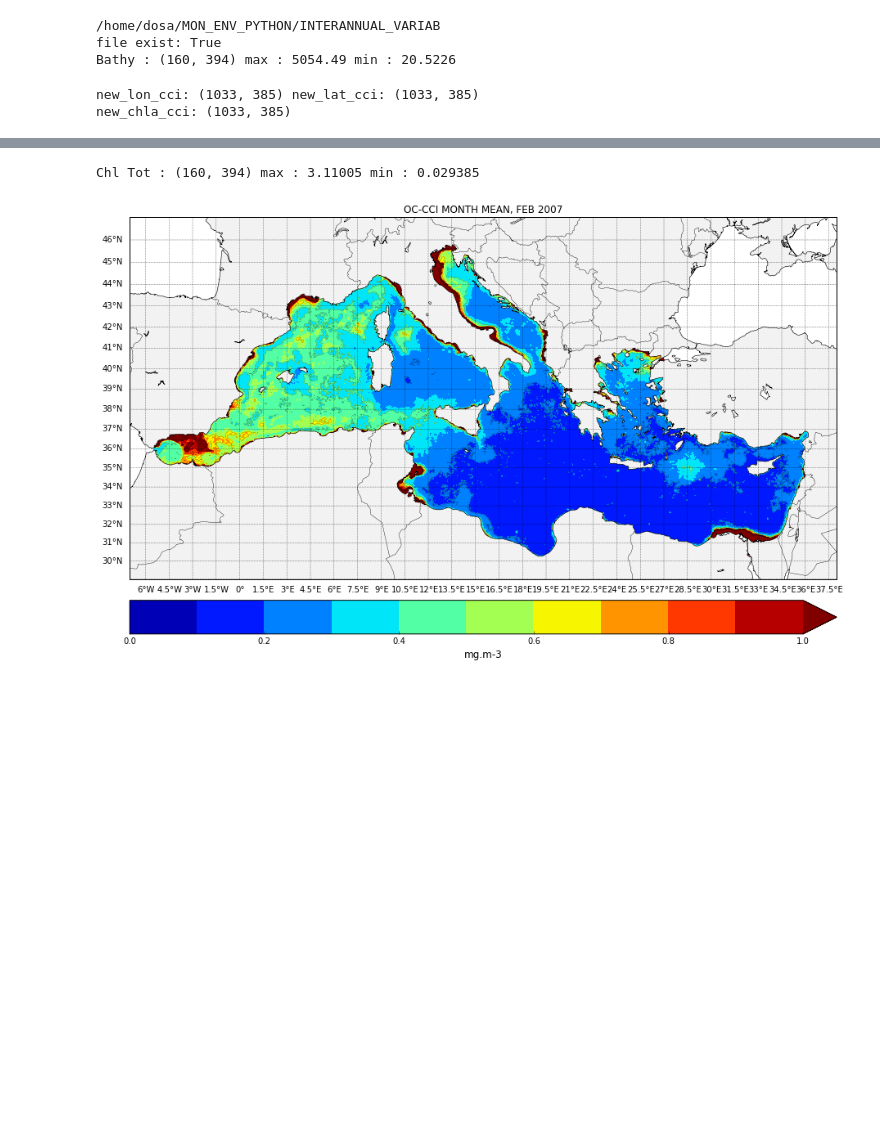
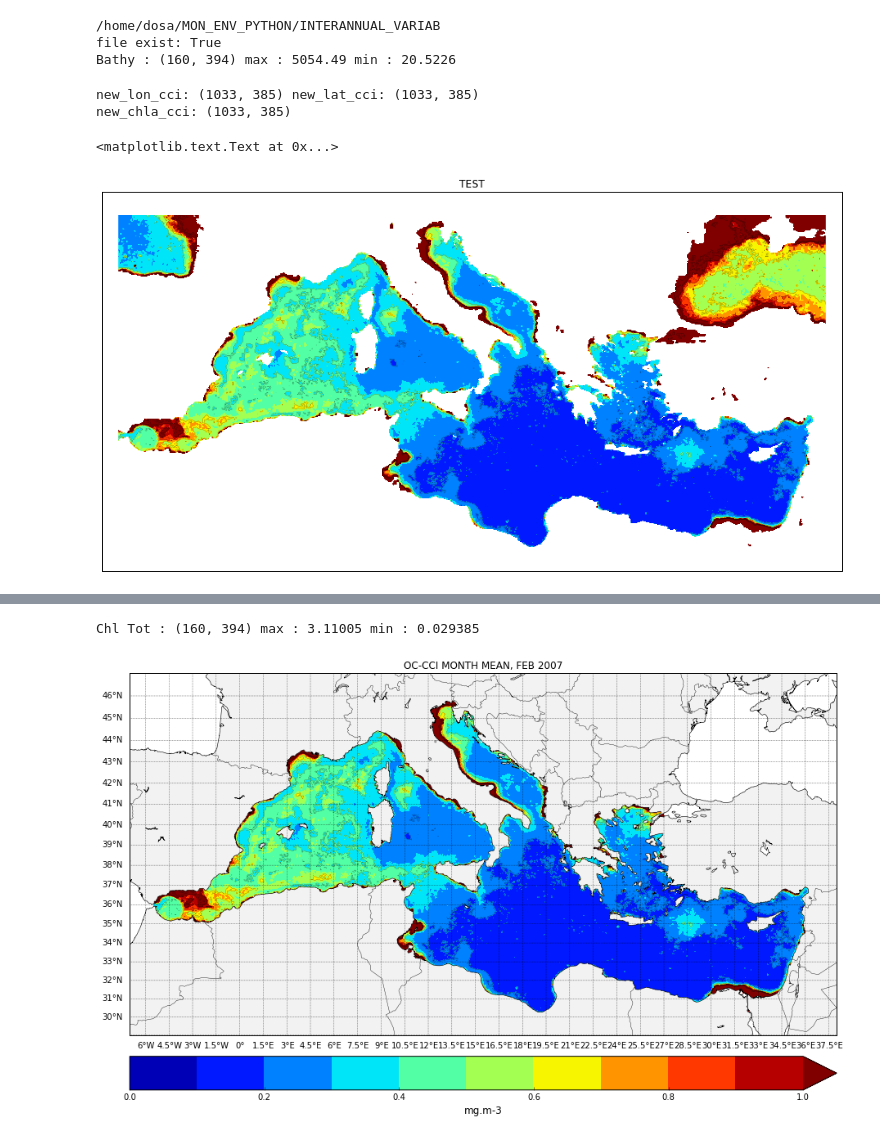
Before and after one commit to dosalex/MY_GIT_REPOS, a Jupyter notebook: SAT_vs_MOD_SURF_CHLA.ipynb, the cells around one changed output, grey strips where cells are left out. Cells and saved outputs as stored; diff of their text form; code cells hidden in the pictures; blank space fills up the shorter version.

```diff
--- a/SAT_vs_MOD_SURF_CHLA.ipynb
+++ b/SAT_vs_MOD_SURF_CHLA.ipynb
@@ -70,3 +70,27 @@ print 'new_chla_cci:', np.shape(new_chla_cci)
 # %% [output]
 new_lon_cci: (1033, 385) new_lat_cci: (1033, 385)
 new_chla_cci: (1033, 385)
+# %%
+# TEST
+
+# ALL_MED
+y = [37,44,46,42,39,38,30,30,35,35];
+x = [-5.5,3,13.5,25.5,28.5,36.5,36.5,10,10,-5.5];
+
+x1,x2,y1,y2 = -7, 38, 29, 47;
+m = Basemap(resolution='i',projection='merc', llcrnrlat=y1,urcrnrlat=y2,llcrnrlon=x1,urcrnrlon=x2,lat_ts=(x1+x2)/2);
+            # figure
+fig = plt.figure(figsize=(15,15));
+ax = fig.add_axes([0.1,0.1,0.8,0.8]);
+
+# Données
+xd,yd = m(new_lon_cci,new_lat_cci);
+levels = np.arange(0,1.1,0.1);
+levels2 = np.arange(0,1.6,0.2);
+CS1 = m.contour(xd,yd,new_chla_cci,levels=levels2,linewidths=0.2,colors='k');
+cs = m.contourf(xd,yd,new_chla_cci,levels=levels,cmap=plt.cm.jet,extend='max');# binary / jet levels=levels,
+
+plt.title("TEST")
+# %% [output]
+<matplotlib.text.Text at 0x...>
+[figure, added]
```
Also changed, not shown: parts of 4 cells of this notebook.
